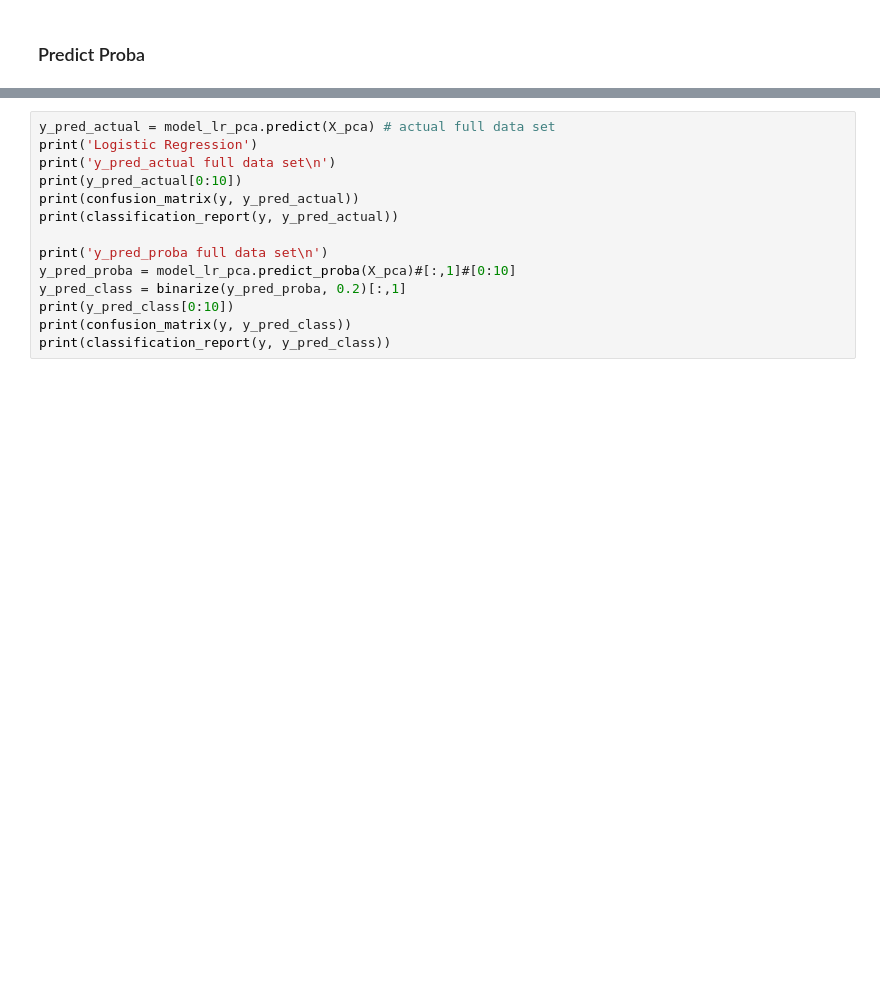
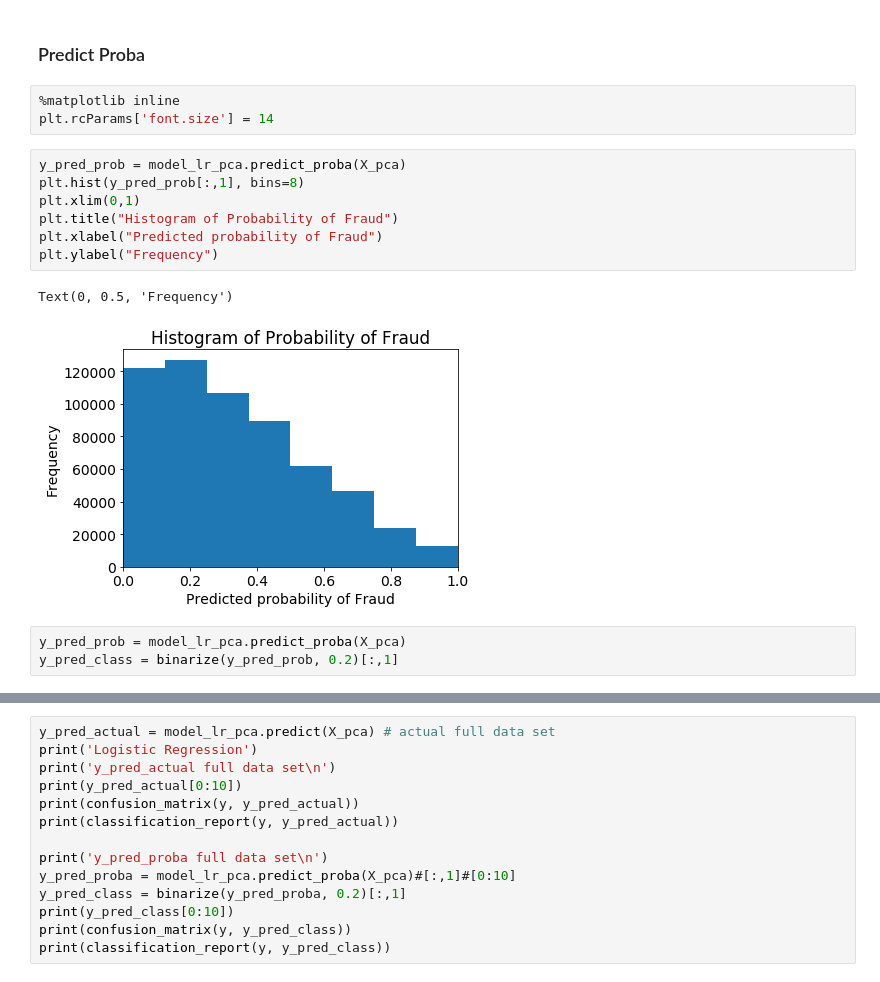
Before and after one commit to kirahman2/fraud_detection, a Jupyter notebook: Fraud Detection EDA.ipynb, the cells around one changed output, grey strips where cells are left out. Cells and saved outputs as stored; diff of their text form; blank space fills up the shorter version.

```diff
--- a/Fraud Detection EDA.ipynb
+++ b/Fraud Detection EDA.ipynb
@@ -462,3 +463,19 @@ model_lr_pca.fit(X_train_res, y_train_res)
 # ALSO test probabilities on logisticregression
 # %% [markdown]
 ### Predict Proba
+# %%
+%matplotlib inline
+plt.rcParams['font.size'] = 14
+# %%
+y_pred_prob = model_lr_pca.predict_proba(X_pca)
+plt.hist(y_pred_prob[:,1], bins=8)
+plt.xlim(0,1)
+plt.title("Histogram of Probability of Fraud")
+plt.xlabel("Predicted probability of Fraud")
+plt.ylabel("Frequency")
+# %% [output]
+Text(0, 0.5, 'Frequency')
+[figure, added]
+# %%
+y_pred_prob = model_lr_pca.predict_proba(X_pca)
+y_pred_class = binarize(y_pred_prob, 0.2)[:,1]
```
Also changed, not shown: parts of 7 cells of this notebook.
